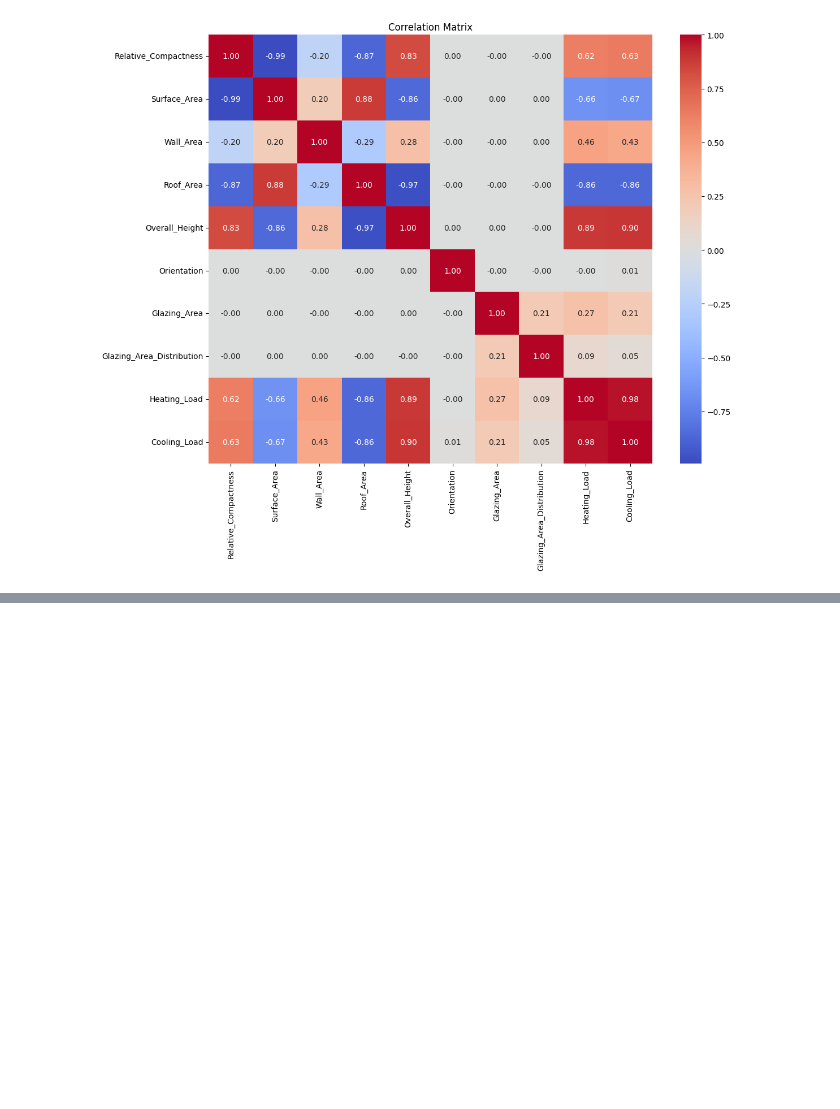
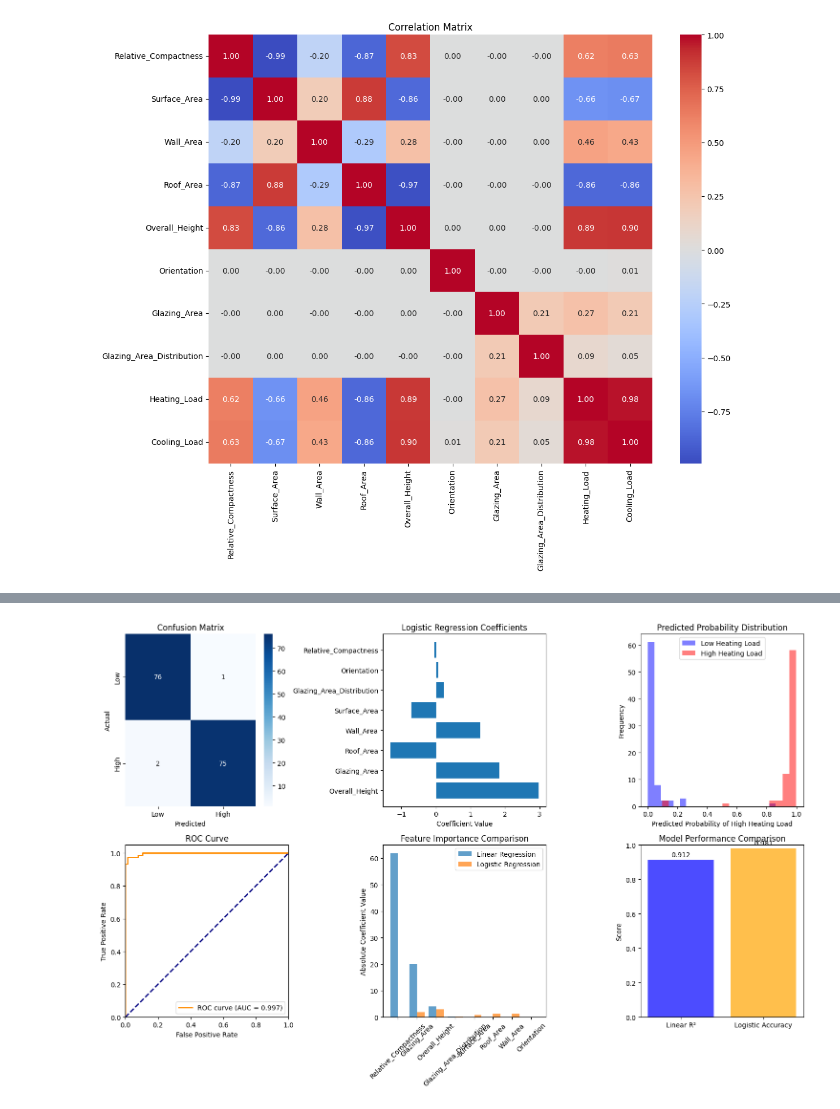
Before and after one commit to HARRY5D/C_O_D_E, a Jupyter notebook: PYTHON/ML/PRACTICALS/P4/Energy_Efficiency_Analysis_Jupyter.ipynb, the cells around one changed output, grey strips where cells are left out. Saved outputs shown, nothing was run; the diff lists cells and outputs as text; code cells hidden in the pictures; blank space fills up the shorter version.

```diff
--- a/PYTHON/ML/PRACTICALS/P4/Energy_Efficiency_Analysis_Jupyter.ipynb
+++ b/PYTHON/ML/PRACTICALS/P4/Energy_Efficiency_Analysis_Jupyter.ipynb
@@ -319,0 +463,79 @@ print(pd.DataFrame({'Degree': results_df['degree'], 'Train-Test R² Difference':
+# %%
+# Step 8: Visualize Logistic Regression Results
+plt.figure(figsize=(15, 10))
+
+# Confusion Matrix
+plt.subplot(2, 3, 1)
+cm = confusion_matrix(y_test_cls, y_test_pred_cls)
+sns.heatmap(cm, annot=True, fmt='d', cmap='Blues',
+            xticklabels=['Low', 'High'], yticklabels=['Low', 'High'])
+plt.title('Confusion Matrix')
+plt.xlabel('Predicted')
+plt.ylabel('Actual')
+
+# Feature importance (coefficients)
+plt.subplot(2, 3, 2)
+feature_importance_cls = pd.DataFrame({
+    'Feature': X.columns,
+    'Coefficient': logistic_model.coef_[0]
+})
+feature_importance_cls = feature_importance_cls.sort_values('Coefficient', key=abs, ascending=False)
+plt.barh(feature_importance_cls['Feature'], feature_importance_cls['Coefficient'])
+plt.title('Logistic Regression Coefficients')
+plt.xlabel('Coefficient Value')
+
+# Probability distribution
+plt.subplot(2, 3, 3)
+plt.hist(y_test_pred_proba[y_test_cls == 0], alpha=0.5, label='Low Heating Load', bins=20, color='blue')
+plt.hist(y_test_pred_proba[y_test_cls == 1], alpha=0.5, label='High Heating Load', bins=20, color='red')
+plt.title('Predicted Probability Distribution')
+plt.xlabel('Predicted Probability of High Heating Load')
+plt.ylabel('Frequency')
+plt.legend()
+
+# ROC Curve
+plt.subplot(2, 3, 4)
+fpr, tpr, _ = roc_curve(y_test_cls, y_test_pred_proba)
+roc_auc = auc(fpr, tpr)
+plt.plot(fpr, tpr, color='darkorange', lw=2, label=f'ROC curve (AUC = {roc_auc:.3f})')
+plt.plot([0, 1], [0, 1], color='navy', lw=2, linestyle='--')
+plt.xlim([0.0, 1.0])
+plt.ylim([0.0, 1.05])
+plt.xlabel('False Positive Rate')
+plt.ylabel('True Positive Rate')
+plt.title('ROC Curve')
+plt.legend(loc="lower right")
+
+# Feature importance comparison (Linear vs Logistic)
+plt.subplot(2, 3, 5)
+comparison_df = pd.DataFrame({
+    'Feature': X.columns,
+    'Linear_Coef': np.abs(linear_model.coef_),
+    'Logistic_Coef': np.abs(logistic_model.coef_[0])
+})
+comparison_df = comparison_df.sort_values('Linear_Coef', ascending=False)
+x_pos = np.arange(len(comparison_df))
+plt.bar(x_pos - 0.2, comparison_df['Linear_Coef'], 0.4, label='Linear Regression', alpha=0.7)
+plt.bar(x_pos + 0.2, comparison_df['Logistic_Coef'], 0.4, label='Logistic Regression', alpha=0.7)
+plt.xticks(x_pos, comparison_df['Feature'], rotation=45)
+plt.title('Feature Importance Comparison')
+plt.ylabel('Absolute Coefficient Value')
+plt.legend()
+
+# Model performance comparison
+plt.subplot(2, 3, 6)
+models = ['Linear R²', 'Logistic Accuracy']
+scores = [linear_test_r2, test_accuracy]
+colors = ['blue', 'orange']
+bars = plt.bar(models, scores, color=colors, alpha=0.7)
+plt.title('Model Performance Comparison')
+plt.ylabel('Score')
+plt.ylim(0, 1)
+for i, (bar, score) in enumerate(zip(bars, scores)):
+    plt.text(bar.get_x() + bar.get_width()/2, score + 0.01, f'{score:.3f}',
+             ha='center', va='bottom')
+
+plt.tight_layout()
+plt.show()
+# %% [output]
+[figure, added]
```
Also changed, not shown: parts of 8 cells of this notebook, 46 other files.
